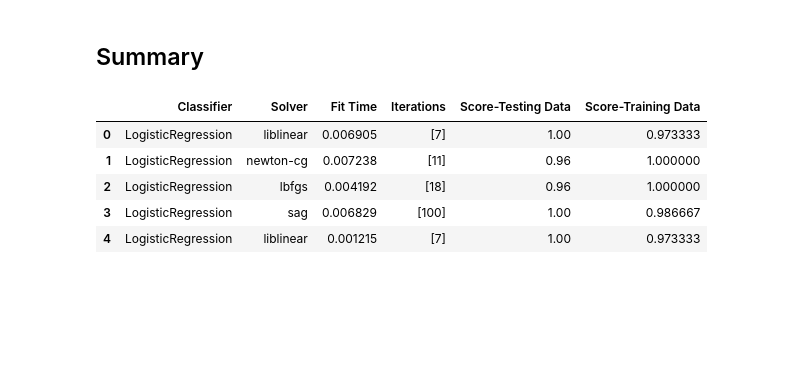
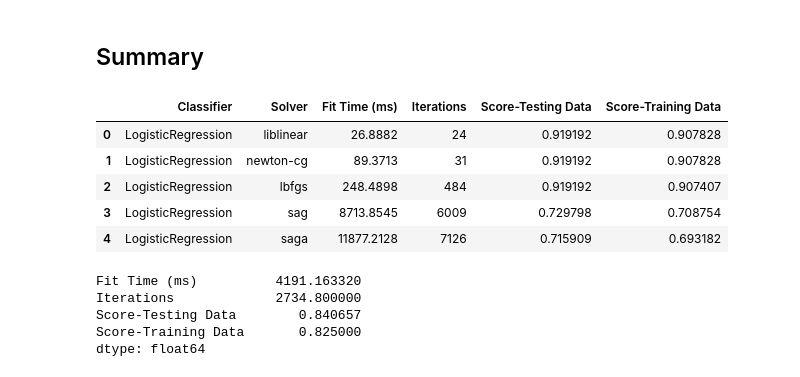
Before and after one commit to daddyjab/ML_Notes, a Jupyter notebook: 5-Linear Models for Classification-Logistic Regression.ipynb, the cells around one changed output. Saved outputs shown, nothing was run; the diff lists cells and outputs as text; code cells hidden in the pictures; blank space fills up the shorter version.

Commit message:
Logistic Regression / Classification

```diff
--- a/5-Linear Models for Classification-Logistic Regression.ipynb
+++ b/5-Linear Models for Classification-Logistic Regression.ipynb
@@ -185,4 +295,0 @@ coef_: [[ 1.40244996 -1.03085451]], intercept_: [4.48159787], n_iter_: [11],
-# %%
-# Create classifier
-classifier = LogisticRegression(solver='lbfgs')
-classifier
@@ -211,4 +295,0 @@ coef_: [[ 1.40245029 -1.03085438]], intercept_: [4.48159716], n_iter_: [18],
-# %%
-# Create classifier
-classifier = LogisticRegression(solver='sag')
-classifier
@@ -237,4 +295,0 @@ coef_: [[ 1.14088665 -0.62146186]], intercept_: [2.22743542], n_iter_: [100],
-# %%
-# Create classifier
-classifier = LogisticRegression(solver='liblinear')
-classifier
@@ -260,0 +296,22 @@ coef_: [[ 1.12106444 -0.47513723]], intercept_: [1.29157877], n_iter_: [7],
+# %%
+# Initialize list of dictionary of results for summary in a dataframe later
+model_results = []
+
+# List of Solvers to use with LogisticRegression model
+solver_list = "liblinear", "newton-cg", "lbfgs", "sag", "saga"
+
+# Generate classifer and an associated performance report for each
+for s in solver_list:
+    # Create a classifier model
+    classifier = LogisticRegression(solver=s, n_jobs=1, max_iter=10000)
+
+    # Evaluate the classifer performance, create a plot of
+    r = gen_classification2(classifier)
+    model_results.append( {
+        'Classifier': r['model'],
+        'Solver': r['solver'],
+        'Fit Time (ms)': 1000.0*r['fit_time'],
+        'Iterations': int(r['n_iter']),
+        'Score-Testing Data': r['score_test'],
+        'Score-Training Data': r['score_train'] } )
+    print("")
@@ -262,12 +337,20 @@ coef_: [[ 1.12106444 -0.47513723]], intercept_: [1.29157877], n_iter_: [7],
 ## Summary
 # %%
 summary_df = pd.DataFrame( model_results,
-          columns=['Classifier', 'Solver', 'Fit Time', 'Iterations', 'Score-Testing Data', 'Score-Training Data'])
+          columns=['Classifier', 'Solver', 'Fit Time (ms)', 'Iterations', 'Score-Testing Data', 'Score-Training Data'])
 summary_df
 # %% [output]
-|  | Classifier | Solver | Fit Time | Iterations | Score-Testing Data | Score-Training Data |
-| 0 | LogisticRegression | liblinear | 0.006905 | [7] | 1.00 | 0.973333 |
-| 1 | LogisticRegression | newton-cg | 0.007238 | [11] | 0.96 | 1.000000 |
-| 2 | LogisticRegression | lbfgs | 0.004192 | [18] | 0.96 | 1.000000 |
-| 3 | LogisticRegression | sag | 0.006829 | [100] | 1.00 | 0.986667 |
-| 4 | LogisticRegression | liblinear | 0.001215 | [7] | 1.00 | 0.973333 |
+|  | Classifier | Solver | Fit Time (ms) | Iterations | Score-Testing Data | Score-Training Data |
+| 0 | LogisticRegression | liblinear | 26.8882 | 24 | 0.919192 | 0.907828 |
+| 1 | LogisticRegression | newton-cg | 89.3713 | 31 | 0.919192 | 0.907828 |
+| 2 | LogisticRegression | lbfgs | 248.4898 | 484 | 0.919192 | 0.907407 |
+| 3 | LogisticRegression | sag | 8713.8545 | 6009 | 0.729798 | 0.708754 |
+| 4 | LogisticRegression | saga | 11877.2128 | 7126 | 0.715909 | 0.693182 |
+# %%
+summary_df.mean()
+# %% [output]
+Fit Time (ms)          4191.163320
+Iterations             2734.800000
+Score-Testing Data        0.840657
+Score-Training Data       0.825000
+dtype: float64
```
Also changed, not shown: parts of 34 cells of this notebook, 2 other files.
